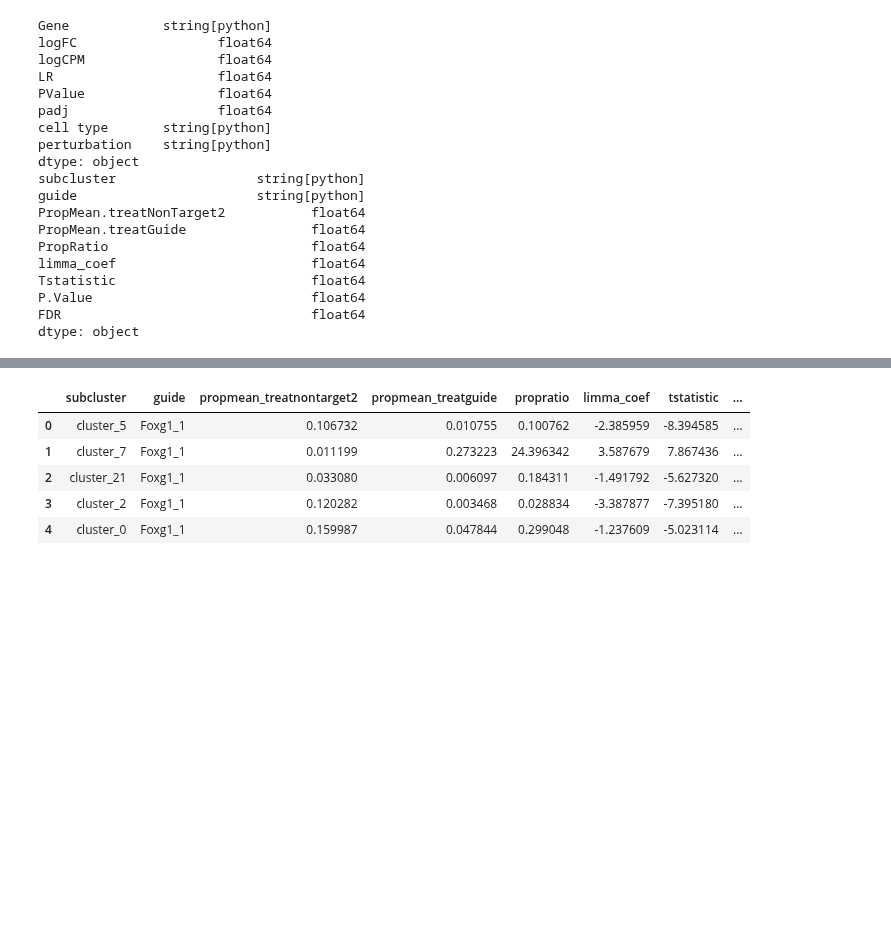
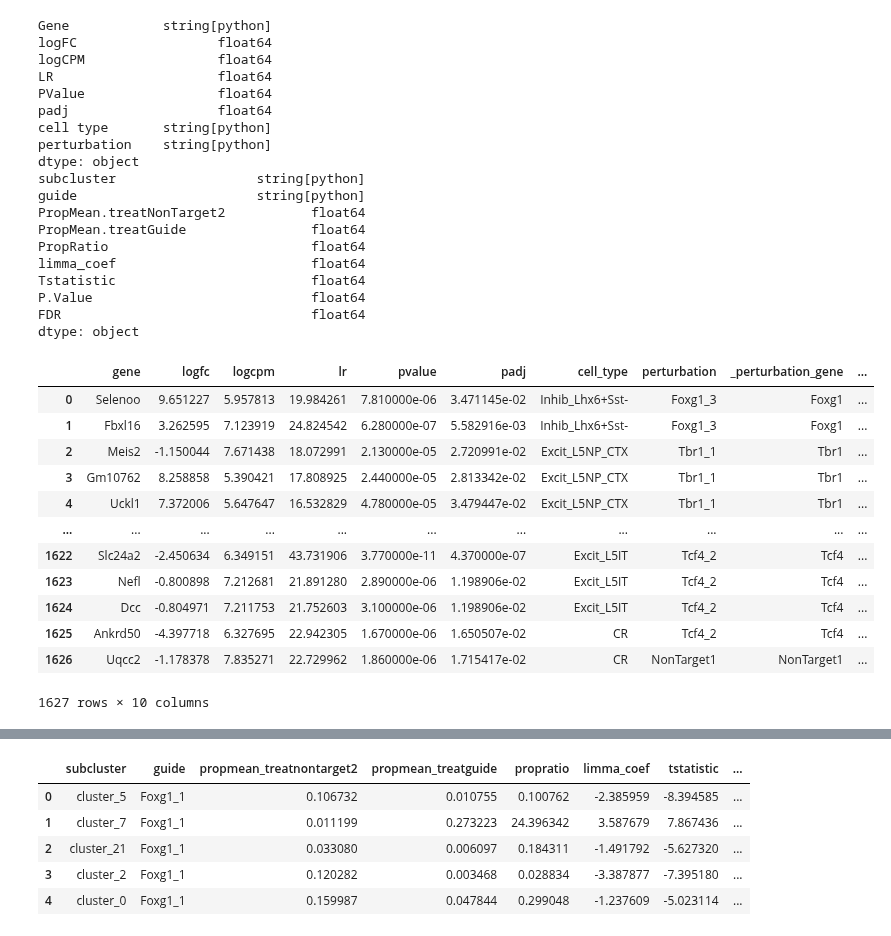
Before and after one commit to sspsygene-dracc/psypheno, a Jupyter notebook: processing/Test.ipynb, the cells around one changed output, grey strips where cells are left out. Saved outputs shown, nothing was run; the diff lists cells and outputs as text; code cells hidden in the pictures; blank space fills up the shorter version.

Commit message:
Still working on importing data to db

```diff
--- a/processing/Test.ipynb
+++ b/processing/Test.ipynb
@@ -68,6 +68,39 @@ def sql_friendly_columns(df: pd.DataFrame) -> pd.DataFrame:
 
 mouse_perturb_deg = sql_friendly_columns(mouse_perturb_deg)
 mouse_perturb_clusterprop = sql_friendly_columns(mouse_perturb_clusterprop)
+# %%
+def split_column(df: pd.DataFrame, source_col: str, new_col1: str, new_col2: str, sep: str = "_") -> pd.DataFrame:
+    """
+    Split `source_col` into two new columns (`new_col1`, `new_col2`) by `sep`,
+    keeping the original column intact.
+    """
+    parts = df[source_col].astype("string").str.split(sep, n=1, expand=True)
+    df[new_col1] = parts[0]
+    df[new_col2] = parts[1]
+    return df
+
+# Example usage for mouse_perturb_deg:
+split_column(
+    mouse_perturb_deg,
+    source_col="perturbation",
+    new_col1="_perturbation_gene",
+    new_col2="_perturbation_gene_idx",
+    sep="_",
+)
+# %% [output]
+|  | gene | logfc | logcpm | lr | pvalue | padj | cell_type | perturbation | _perturbation_gene | ... |
+| 0 | Selenoo | 9.651227 | 5.957813 | 19.984261 | 7.810000e-06 | 3.471145e-02 | Inhib_Lhx6+Sst- | Foxg1_3 | Foxg1 | ... |
+| 1 | Fbxl16 | 3.262595 | 7.123919 | 24.824542 | 6.280000e-07 | 5.582916e-03 | Inhib_Lhx6+Sst- | Foxg1_3 | Foxg1 | ... |
+| 2 | Meis2 | -1.150044 | 7.671438 | 18.072991 | 2.130000e-05 | 2.720991e-02 | Excit_L5NP_CTX | Tbr1_1 | Tbr1 | ... |
+| 3 | Gm10762 | 8.258858 | 5.390421 | 17.808925 | 2.440000e-05 | 2.813342e-02 | Excit_L5NP_CTX | Tbr1_1 | Tbr1 | ... |
+| 4 | Uckl1 | 7.372006 | 5.647647 | 16.532829 | 4.780000e-05 | 3.479447e-02 | Excit_L5NP_CTX | Tbr1_1 | Tbr1 | ... |
+| ... | ... | ... | ... | ... | ... | ... | ... | ... | ... | ... |
+| 1622 | Slc24a2 | -2.450634 | 6.349151 | 43.731906 | 3.770000e-11 | 4.370000e-07 | Excit_L5IT | Tcf4_2 | Tcf4 | ... |
+| 1623 | Nefl | -0.800898 | 7.212681 | 21.891280 | 2.890000e-06 | 1.198906e-02 | Excit_L5IT | Tcf4_2 | Tcf4 | ... |
+| 1624 | Dcc | -0.804971 | 7.211753 | 21.752603 | 3.100000e-06 | 1.198906e-02 | Excit_L5IT | Tcf4_2 | Tcf4 | ... |
+| 1625 | Ankrd50 | -4.397718 | 6.327695 | 22.942305 | 1.670000e-06 | 1.650507e-02 | CR | Tcf4_2 | Tcf4 | ... |
+| 1626 | Uqcc2 | -1.178378 | 7.835271 | 22.729962 | 1.860000e-06 | 1.715417e-02 | CR | NonTarget1 | NonTarget1 | ... |
+1627 rows × 10 columns
 # %%
 mouse_perturb_deg.head()
 # %% [output]
```
Also changed, not shown: parts of 2 cells of this notebook, 3 other files.
